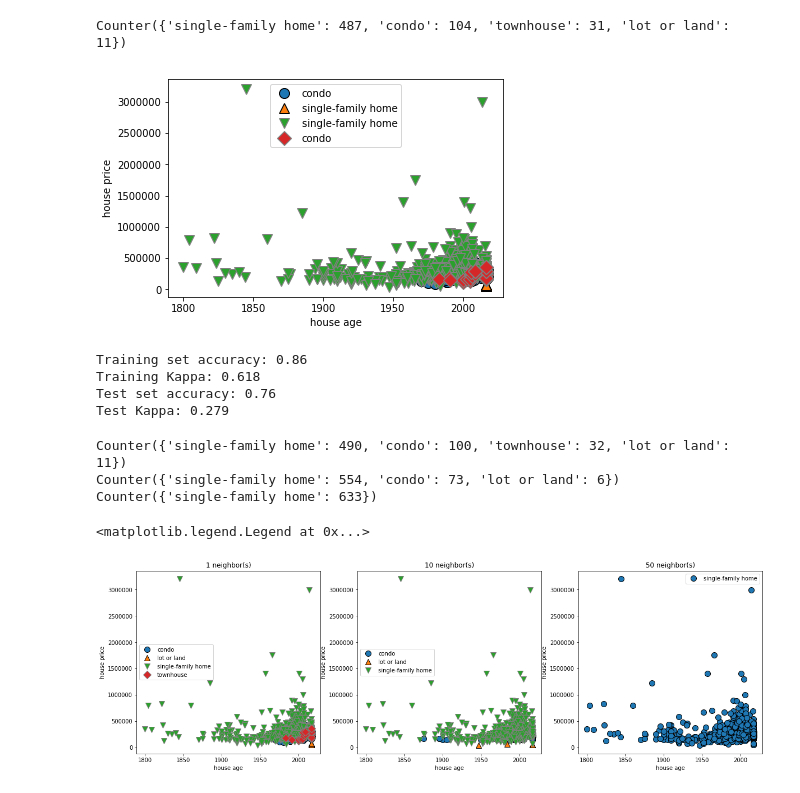
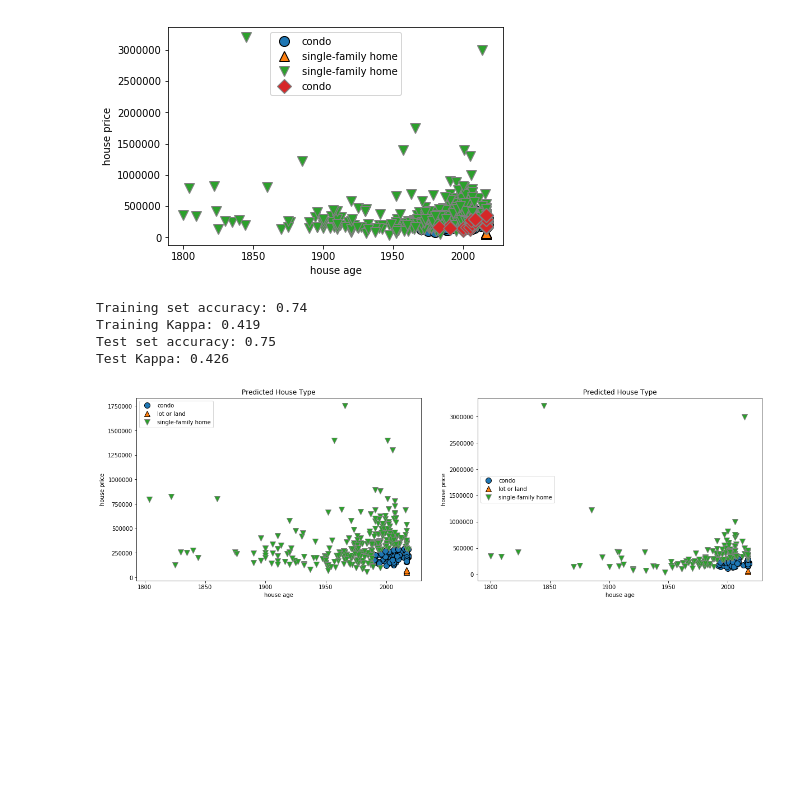
Before and after one commit to johnsaliba/480, a Jupyter notebook: Untitled.ipynb, the cells around one changed output. Cells and saved outputs as stored; diff of their text form; code cells hidden in the pictures; blank space fills up the shorter version.

```diff
--- a/Untitled.ipynb
+++ b/Untitled.ipynb
@@ -8,17 +8,14 @@ import numpy as np
 import mglearn
 from collections import Counter
 
-
-df = pandas.read_excel('house_price_label (1).xlsx')
+df = pandas.read_excel('house_price_label (2).xlsx')
 # combine multipl columns into a 2D array
 # also convert the integer data to float data
 X = np.column_stack((df.built_in.astype(float),df.price.astype(float)))
-
 y = df.house_type
-print (Counter(y))
+X_train, X_test, y_train, y_test = train_test_split(X, y,test_size =0.3,stratify = y, random_state=0)
 
 # for classification, make sure a stratify splitting method is selected
-X_train, X_test, y_train, y_test = train_test_split(X, y,test_size =0.3,stratify = y, random_state=0)
 mglearn.discrete_scatter(X[:,0],X[:,1],y) # use mglearn to visualize data
 
 plt.legend(y,loc='best')
@@ -26,41 +23,31 @@ plt.xlabel('house age')
 plt.ylabel('house price')
 plt.show()
 # %% [output]
-Counter({'single-family home': 487, 'condo': 104, 'townhouse': 31, 'lot or land': 11})
 [figure]
 # %%
-from sklearn.neighbors import KNeighborsClassifier
+from sklearn.naive_bayes import GaussianNB
 from sklearn.metrics import cohen_kappa_score
-clf = KNeighborsClassifier(n_neighbors=3)
-clf.fit(X_train, y_train)
 
-print("Training set accuracy: {:.2f}".format(clf.score(X_train, y_train)))
-print ("Training Kappa: {:.3f}".format(cohen_kappa_score(y_train,clf.predict(X_train))))
-print("Test set accuracy: {:.2f}".format(clf.score(X_test, y_test)))
-print ("Test Kappa: {:.3f}".format(cohen_kappa_score(y_test,clf.predict(X_test))))
+gnb = GaussianNB()
+gnb.fit(X_train,y_train)
+
+print("Training set accuracy: {:.2f}".format(gnb.score(X_train, y_train)))
+print ("Training Kappa: {:.3f}".format(cohen_kappa_score(y_train,gnb.predict(X_train))))
+print("Test set accuracy: {:.2f}".format(gnb.score(X_test, y_test)))
+print ("Test Kappa: {:.3f}".format(cohen_kappa_score(y_test,gnb.predict(X_test))))
 # %% [output]
-Training set accuracy: 0.86
-Training Kappa: 0.618
-Test set accuracy: 0.76
-Test Kappa: 0.279
+Training set accuracy: 0.74
+Training Kappa: 0.419
+Test set accuracy: 0.75
+Test Kappa: 0.426
 # %%
-fig, axes = plt.subplots(1, 3, figsize=(20, 6))
+fig, axes = plt.subplots(1, 2, figsize=(20, 6))
+for ax,data in zip(axes,[X_train,X_test]):
+    mglearn.discrete_scatter(data[:,0],data[:,1],gnb.predict(data),ax=ax) # use mglearn to visualize data
 
-for n_neighbors, ax in zip([1, 10, 50], axes):
-    # the fit method returns the object self, so we can instantiate
-    # and fit in one line
-    clf = KNeighborsClassifier(n_neighbors=n_neighbors).fit(X, y)
-    mglearn.discrete_scatter(X[:, 0], X[:, 1], clf.predict(X), ax=ax)
-    print(Counter(clf.predict(X)))
-    ax.set_title("{} neighbor(s)".format(n_neighbors))
+    ax.set_title("{}".format('Predicted House Type'))
     ax.set_xlabel("house age")
     ax.set_ylabel("house price")
-axes[0].legend()
-axes[1].legend()
-axes[2].legend()
+    ax.legend(loc='best')
 # %% [output]
-Counter({'single-family home': 490, 'condo': 100, 'townhouse': 32, 'lot or land': 11})
-Counter({'single-family home': 554, 'condo': 73, 'lot or land': 6})
-Counter({'single-family home': 633})
-<matplotlib.legend.Legend at 0x...>
-[figure, old version]
+[figure, new version]
```
Also changed, not shown: parts of 5 cells of this notebook.
